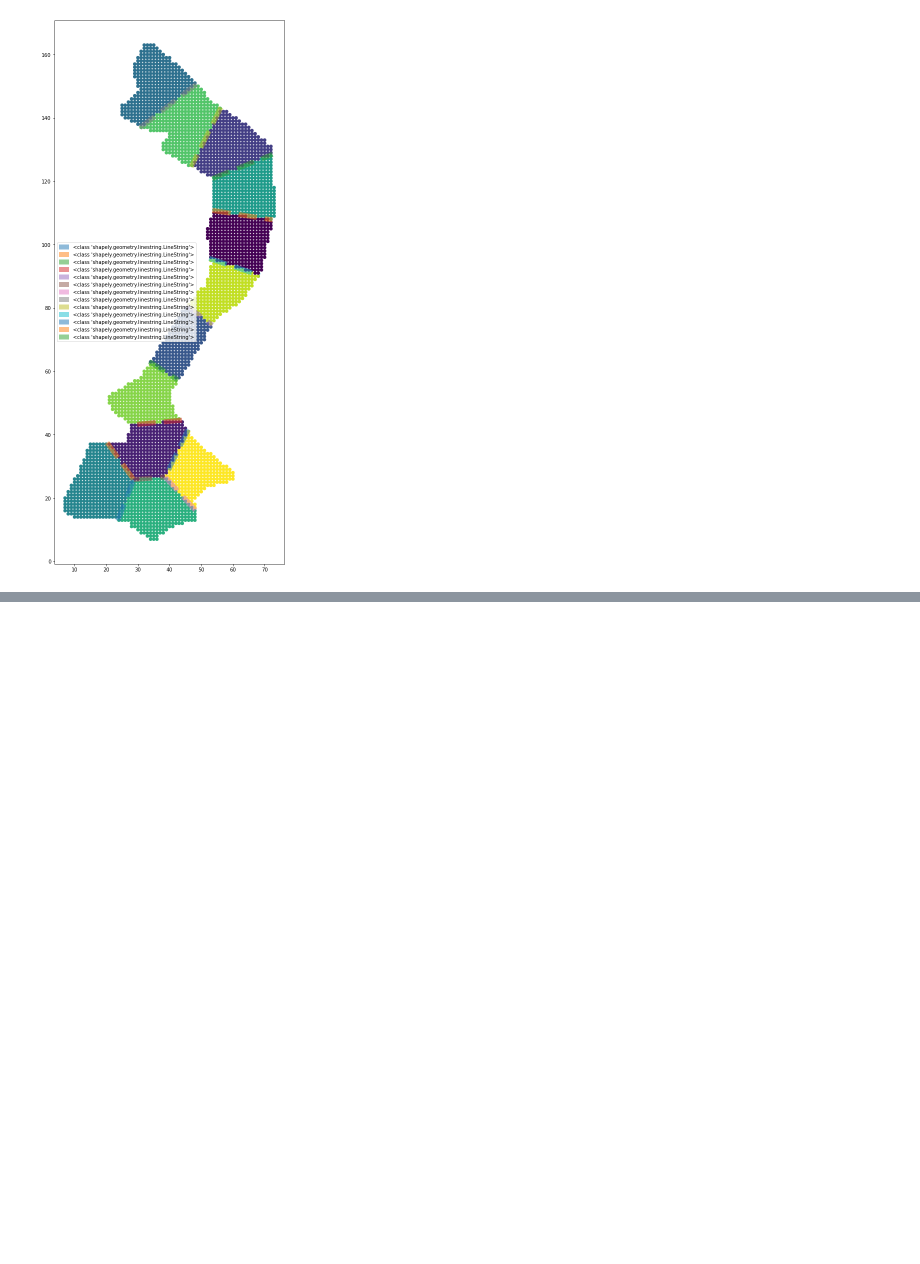
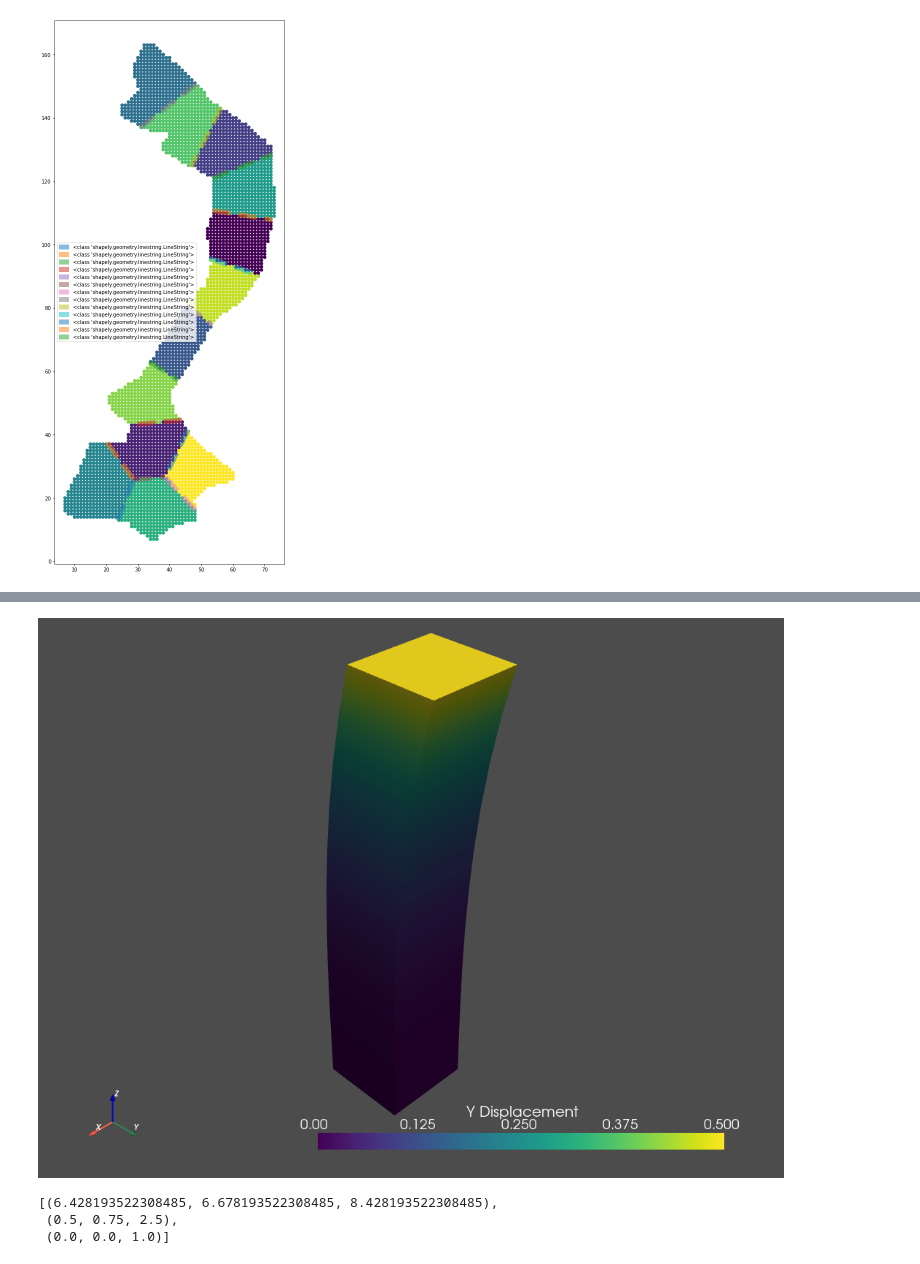
Before and after one commit to nickvazz/Puzzle3D, a Jupyter notebook: ExplorePyvisaMesh.ipynb, the cells around one changed output, grey strips where cells are left out. Cells and saved outputs as stored; diff of their text form; code cells hidden in the pictures; blank space fills up the shorter version.

```diff
--- a/ExplorePyvisaMesh.ipynb
+++ b/ExplorePyvisaMesh.ipynb
@@ -747,0 +747,21 @@ dir(e)
+# %%
+
+import pyvista as pv
+from pyvista import examples
+import numpy as np
+
+# Load example beam grid
+grid = pv.UnstructuredGrid(examples.hexbeamfile)
+
+# Create fictitious displacements as a function of Z location
+d = np.zeros_like(grid.points)
+d[:, 1] = grid.points[:, 2]**3/250
+
+# Displace original grid
+grid.points += d
+grid.plot(scalars=d[:, 1], stitle='Y Displacement')
+# %% [output]
+[figure, added]
+[(6.428193522308485, 6.678193522308485, 8.428193522308485),
+ (0.5, 0.75, 2.5),
+ (0.0, 0.0, 1.0)]
```
Also changed, not shown: parts of 7 cells of this notebook.
